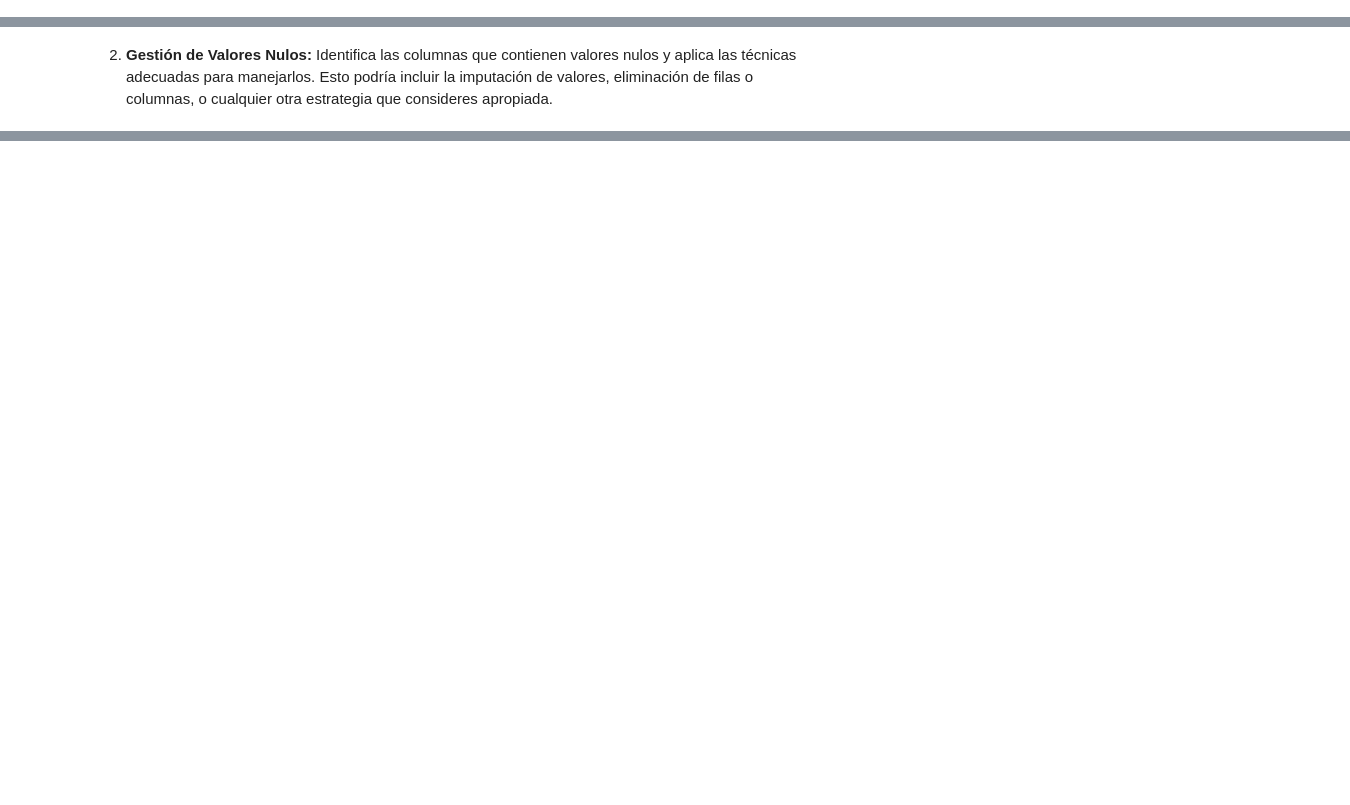
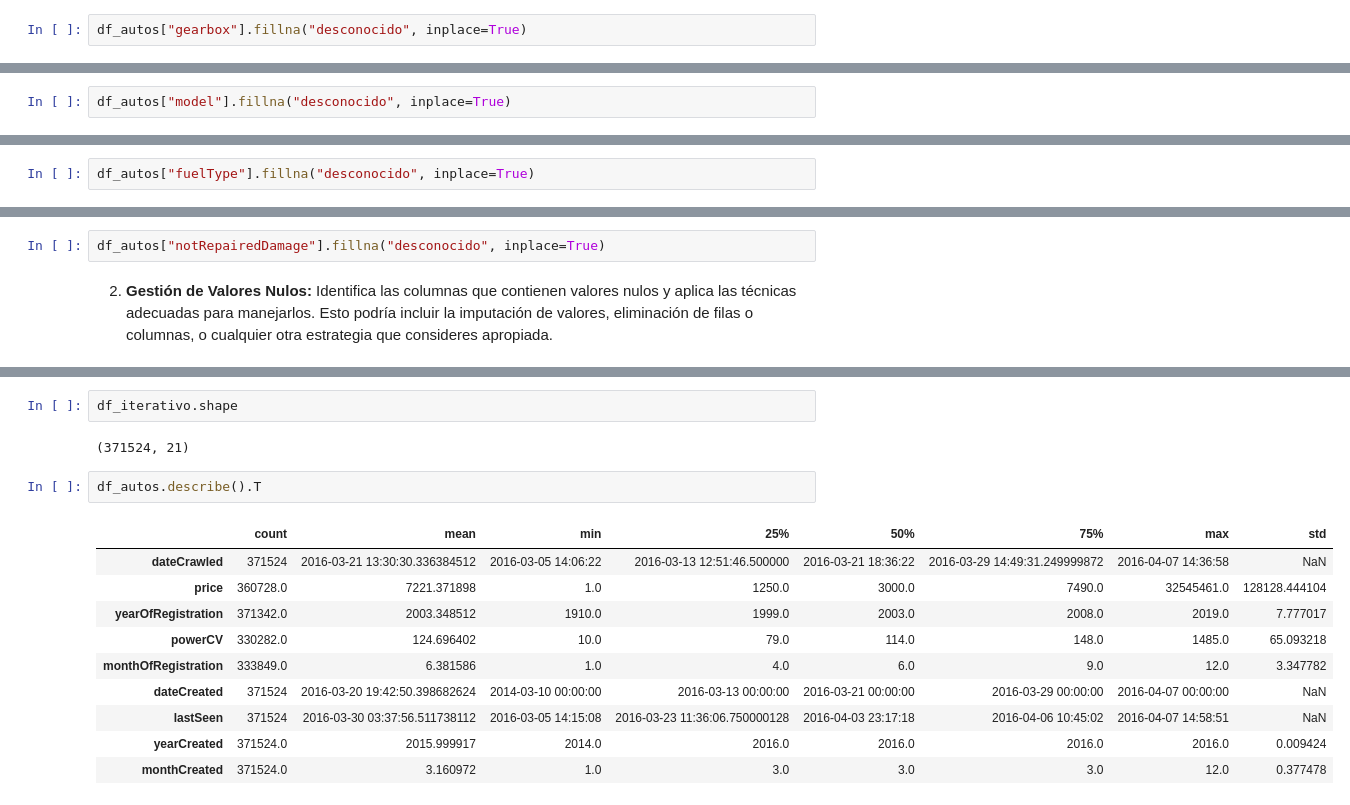
Before and after one commit to jgilsu11/laboratorio-modulo7-leccion01-eda-nulos, a Jupyter notebook: laboratorio-modulo7-leccion01-eda-nulos.ipynb, the cells around one changed output, grey strips where cells are left out. Drawn from its saved outputs; the diff is of its cells as text; blank space fills up the shorter version.

```diff
--- a/laboratorio-modulo7-leccion01-eda-nulos.ipynb
+++ b/laboratorio-modulo7-leccion01-eda-nulos.ipynb
@@ -314,0 +376,2 @@ f.plot_categoricas(df_copia, (15,8))
+# %%
+df_autos["gearbox"].fillna("desconocido", inplace=True)
@@ -314,0 +380,2 @@ f.plot_categoricas(df_copia, (15,8))
+# %%
+df_autos["model"].fillna("desconocido", inplace=True)
@@ -314,0 +384,2 @@ f.plot_categoricas(df_copia, (15,8))
+# %%
+df_autos["fuelType"].fillna("desconocido", inplace=True)
@@ -315,2 +388,4 @@ f.plot_categoricas(df_copia, (15,8))
+# %%
+df_autos["notRepairedDamage"].fillna("desconocido", inplace=True)
 # %% [markdown]
 2. **Gestión de Valores Nulos:** Identifica las columnas que contienen valores nulos y aplica las técnicas adecuadas para manejarlos. Esto podría incluir la imputación de valores, eliminación de filas o columnas, o cualquier otra estrategia que consideres apropiada.
@@ -316,0 +452,17 @@ f.plot_categoricas(df_copia, (15,8))
+# %%
+df_iterativo.shape
+# %% [output]
+(371524, 21)
+# %%
+df_autos.describe().T
+# %% [output]
+|  | count | mean | min | 25% | 50% | 75% | max | std |
+| dateCrawled | 371524 | 2016-03-21 13:30:30.336384512 | 2016-03-05 14:06:22 | 2016-03-13 12:51:46.500000 | 2016-03-21 18:36:22 | 2016-03-29 14:49:31.249999872 | 2016-04-07 14:36:58 | NaN |
+| price | 360728.0 | 7221.371898 | 1.0 | 1250.0 | 3000.0 | 7490.0 | 32545461.0 | 128128.444104 |
+| yearOfRegistration | 371342.0 | 2003.348512 | 1910.0 | 1999.0 | 2003.0 | 2008.0 | 2019.0 | 7.777017 |
+| powerCV | 330282.0 | 124.696402 | 10.0 | 79.0 | 114.0 | 148.0 | 1485.0 | 65.093218 |
+| monthOfRegistration | 333849.0 | 6.381586 | 1.0 | 4.0 | 6.0 | 9.0 | 12.0 | 3.347782 |
+| dateCreated | 371524 | 2016-03-20 19:42:50.398682624 | 2014-03-10 00:00:00 | 2016-03-13 00:00:00 | 2016-03-21 00:00:00 | 2016-03-29 00:00:00 | 2016-04-07 00:00:00 | NaN |
+| lastSeen | 371524 | 2016-03-30 03:37:56.511738112 | 2016-03-05 14:15:08 | 2016-03-23 11:36:06.750000128 | 2016-04-03 23:17:18 | 2016-04-06 10:45:02 | 2016-04-07 14:58:51 | NaN |
+| yearCreated | 371524.0 | 2015.999917 | 2014.0 | 2016.0 | 2016.0 | 2016.0 | 2016.0 | 0.009424 |
+| monthCreated | 371524.0 | 3.160972 | 1.0 | 3.0 | 3.0 | 3.0 | 12.0 | 0.377478 |
```
Also changed, not shown: parts of 34 cells of this notebook.
